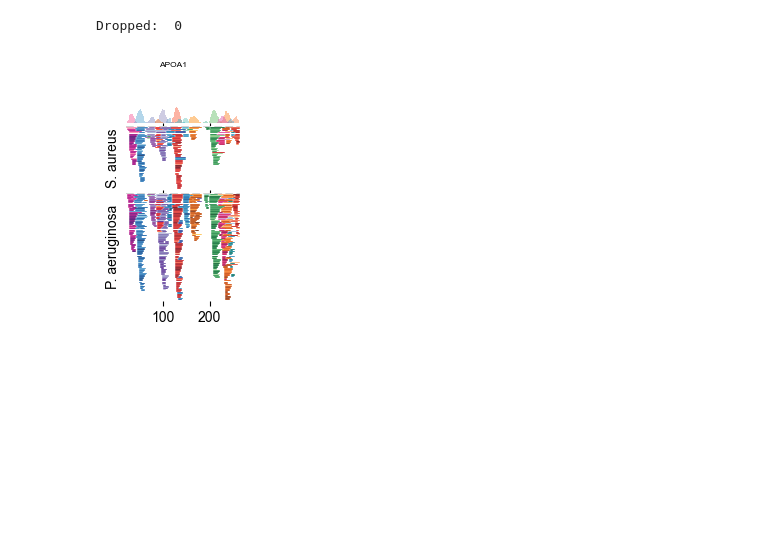
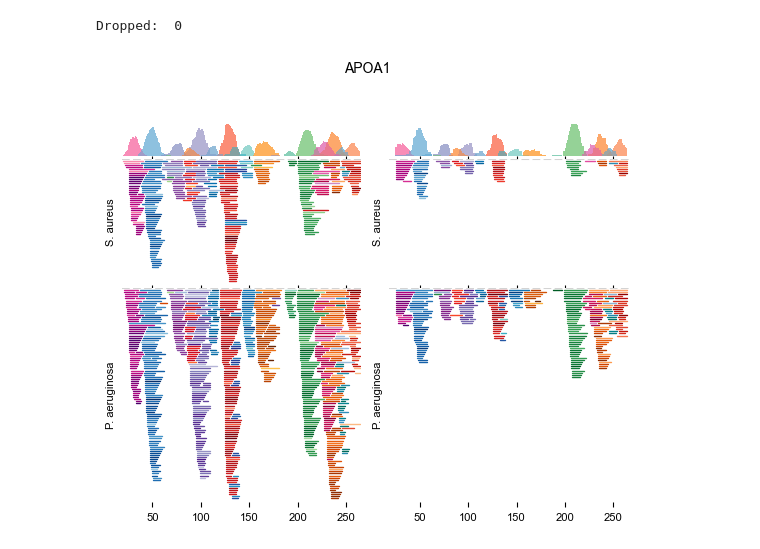
Before and after one commit to ErikHartman/pepnets, a Jupyter notebook: notebooks/example.ipynb, the cells around one changed output. Cells and saved outputs as stored; diff of their text form; code cells hidden in the pictures; blank space fills up the shorter version.

```diff
--- a/notebooks/example.ipynb
+++ b/notebooks/example.ipynb
@@ -44,11 +44,11 @@ Dropped:  0
 # %%
 from pepnets.PeptiGrams import PeptiGram
 
 design = pd.read_csv("../data/design.csv")
 peptigram = PeptiGram(fm.datamatrix, design)
 peptigram.plot_peptigram(
-    "APOA1", groups=["S. aureus", "P. aeruginosa"], days=["Day 1"], size_factor=0.3,
+    "APOA1", groups=["S. aureus", "P. aeruginosa"], days=["Day 1", "Day 2"], size_factor=0.5,
     save_str="../plots/APOA1_pg.png"
 )
 # %% [output]
-[figure, old version]
+[figure, new version]
```
Also changed, not shown: 4 other files.
